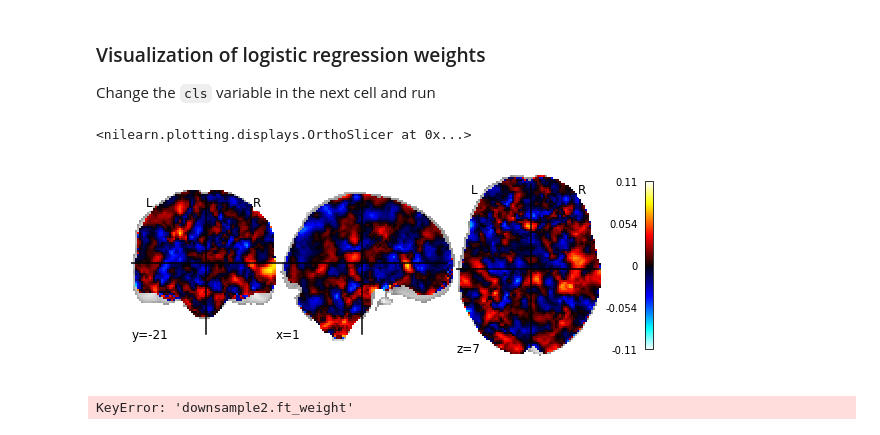
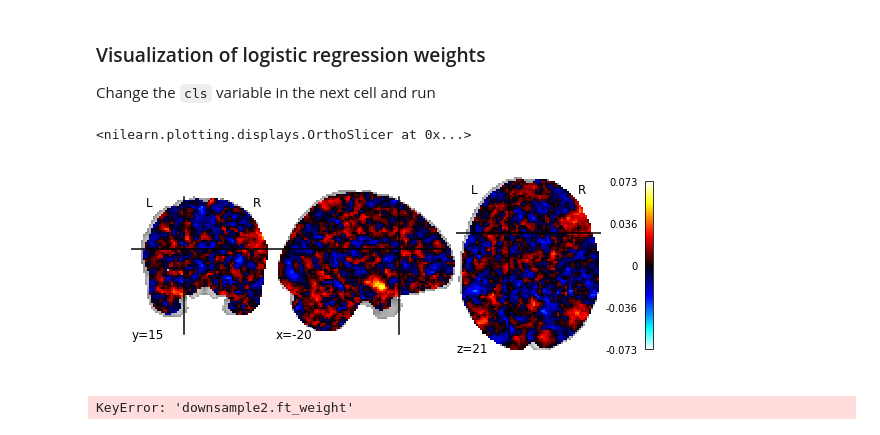
Before and after one commit to HarounH/brain_, a Jupyter notebook: sanmi_interpret.ipynb, the cells around one changed output. Drawn from its saved outputs; the diff is of its cells as text; code cells hidden in the pictures.

```diff
--- a/sanmi_interpret.ipynb
+++ b/sanmi_interpret.ipynb
@@ -108,15 +108,15 @@ args.meta['i2c']
 ### Visualization of logistic regression weights
 Change the `cls` variable in the next cell and run
 # %%
-cls = 1
-plotting.plot_stat_map(fc_imgs[cls])
+cls = 22
+plotting.plot_stat_map(fc_imgs[cls], cut_coords=[-20, 15, 21])
 # plotting.plot_stat_map(niimg.smooth_img(imgs[0], 'fast'))
 
 # fcwt_imgs = [masking.unmask(fc.net[0].weight[i].detach().cpu().numpy(), mask) for i in range(fc_weight.shape[0])]
 # plotting.plot_stat_map(fcwt_imgs[cls])
 # %% [output]
 <nilearn.plotting.displays.OrthoSlicer at 0x...>
-[figure, old version]
+[figure, new version]
 # %%
 np.linalg.matrix_rank(chk['model']['downsample2.ft_weight'].cpu().numpy())
 # %% [output]
```
Also changed, not shown: parts of 10 cells of this notebook, 8 other files.
